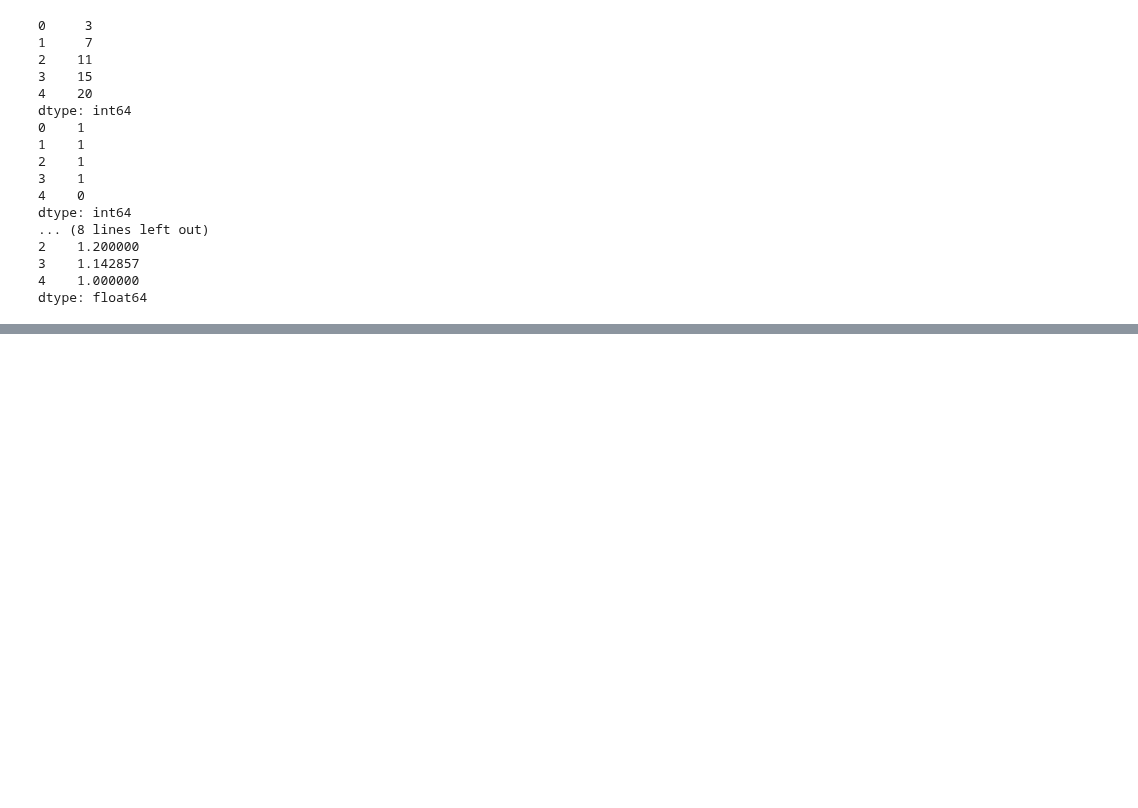
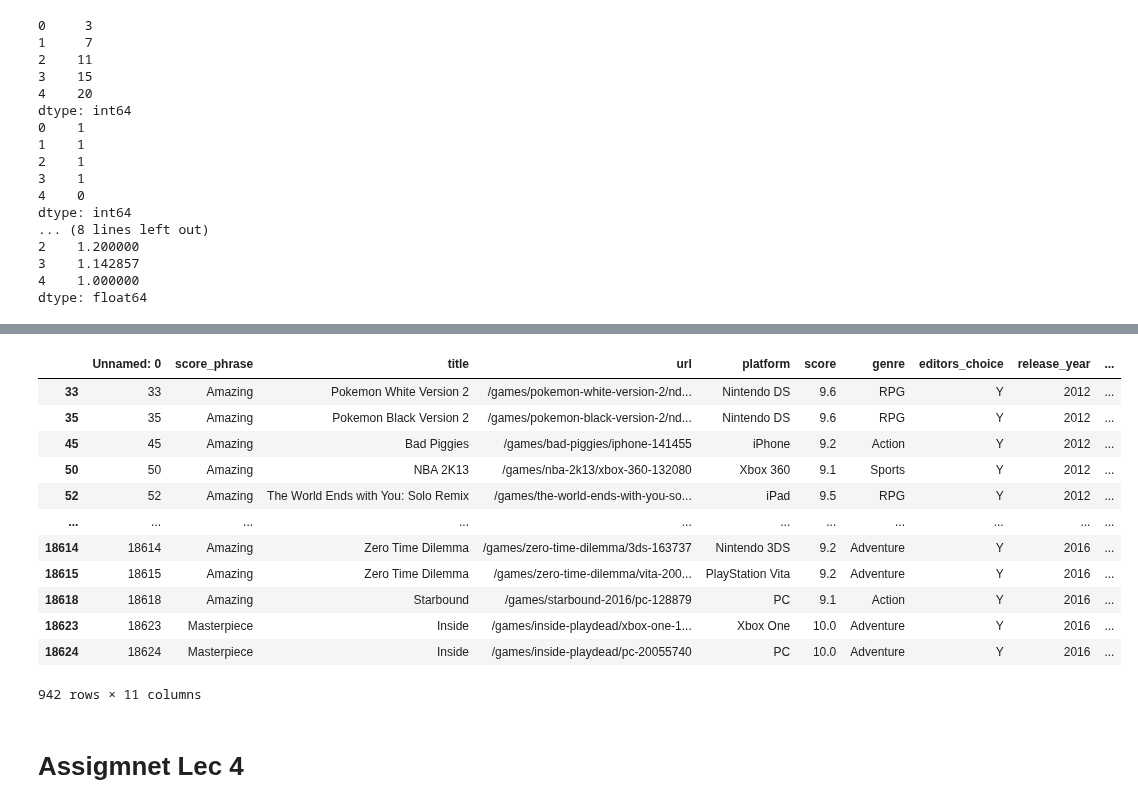
Before and after one commit to AkashKumarSingh11032001/IBM-Artificial-Intelligence-and-Machine-Learning-By-IBM-Watson, a Jupyter notebook: Lec 4.ipynb, the cells around one changed output, grey strips where cells are left out. Cells and saved outputs as stored; diff of their text form; code cells hidden in the pictures; blank space fills up the shorter version.

```diff
--- a/Lec 4.ipynb
+++ b/Lec 4.ipynb
@@ -625,0 +651,20 @@ fil
+# %%
+# 3rd way
+fil = data[data["score"] > 9]
+fil
+# %% [output]
+|  | Unnamed: 0 | score_phrase | title | url | platform | score | genre | editors_choice | release_year | ... |
+| 33 | 33 | Amazing | Pokemon White Version 2 | /games/pokemon-white-version-2/nd... | Nintendo DS | 9.6 | RPG | Y | 2012 | ... |
+| 35 | 35 | Amazing | Pokemon Black Version 2 | /games/pokemon-black-version-2/nd... | Nintendo DS | 9.6 | RPG | Y | 2012 | ... |
+| 45 | 45 | Amazing | Bad Piggies | /games/bad-piggies/iphone-141455 | iPhone | 9.2 | Action | Y | 2012 | ... |
+| 50 | 50 | Amazing | NBA 2K13 | /games/nba-2k13/xbox-360-132080 | Xbox 360 | 9.1 | Sports | Y | 2012 | ... |
+| 52 | 52 | Amazing | The World Ends with You: Solo Remix | /games/the-world-ends-with-you-so... | iPad | 9.5 | RPG | Y | 2012 | ... |
+| ... | ... | ... | ... | ... | ... | ... | ... | ... | ... | ... |
+| 18614 | 18614 | Amazing | Zero Time Dilemma | /games/zero-time-dilemma/3ds-163737 | Nintendo 3DS | 9.2 | Adventure | Y | 2016 | ... |
+| 18615 | 18615 | Amazing | Zero Time Dilemma | /games/zero-time-dilemma/vita-200... | PlayStation Vita | 9.2 | Adventure | Y | 2016 | ... |
+| 18618 | 18618 | Amazing | Starbound | /games/starbound-2016/pc-128879 | PC | 9.1 | Action | Y | 2016 | ... |
+| 18623 | 18623 | Masterpiece | Inside | /games/inside-playdead/xbox-one-1... | Xbox One | 10.0 | Adventure | Y | 2016 | ... |
+| 18624 | 18624 | Masterpiece | Inside | /games/inside-playdead/pc-20055740 | PC | 10.0 | Adventure | Y | 2016 | ... |
+942 rows × 11 columns
+# %% [markdown]
+# Assigmnet Lec 4
```
Also changed, not shown: parts of 40 cells of this notebook.
